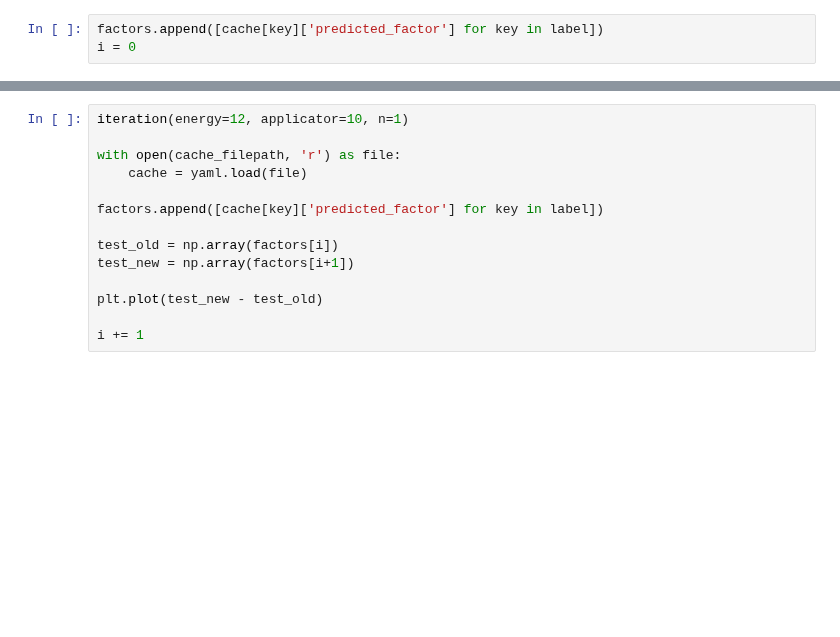
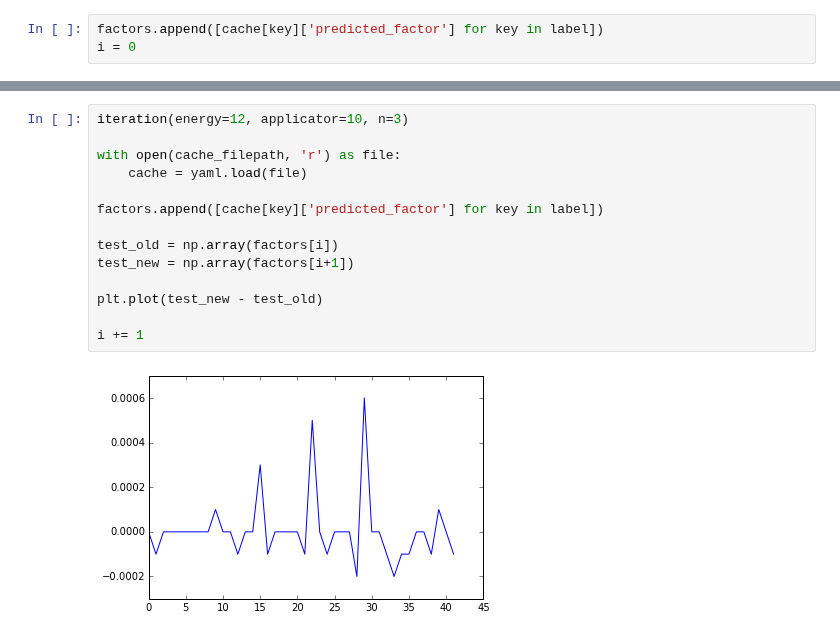
Before and after one commit to SimonBiggs/electronfactors, a Jupyter notebook: examples/Create Model Test 3.ipynb, the cells around one changed output, grey strips where cells are left out. Drawn from its saved outputs; the diff is of its cells as text; blank space fills up the shorter version.

```diff
--- a/examples/Create Model Test 3.ipynb
+++ b/examples/Create Model Test 3.ipynb
@@ -101,15 +109,17 @@ i += 1
 # %%
-iteration(energy=12, applicator=10, n=1)
+iteration(energy=12, applicator=10, n=3)
 
 with open(cache_filepath, 'r') as file:
     cache = yaml.load(file)
 
 factors.append([cache[key]['predicted_factor'] for key in label])
 
 test_old = np.array(factors[i])
 test_new = np.array(factors[i+1])
 
 plt.plot(test_new - test_old)
 
 i += 1
+# %% [output]
+[figure, added]
 # %%
```
Also changed, not shown: parts of 13 cells of this notebook.
